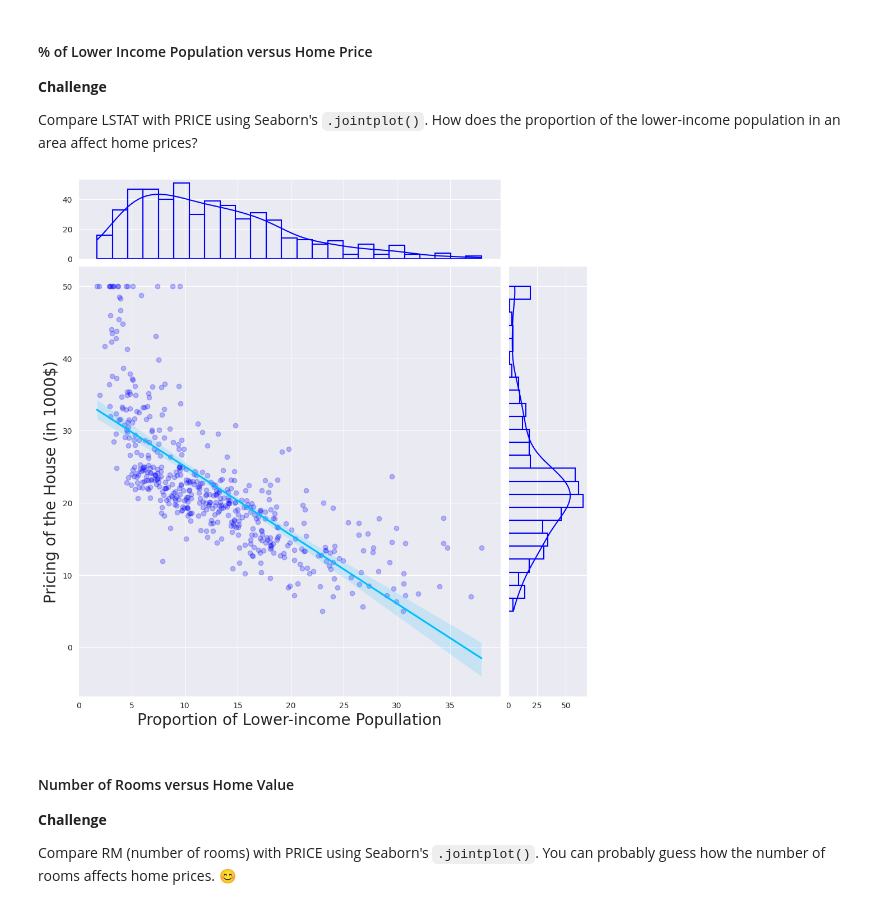
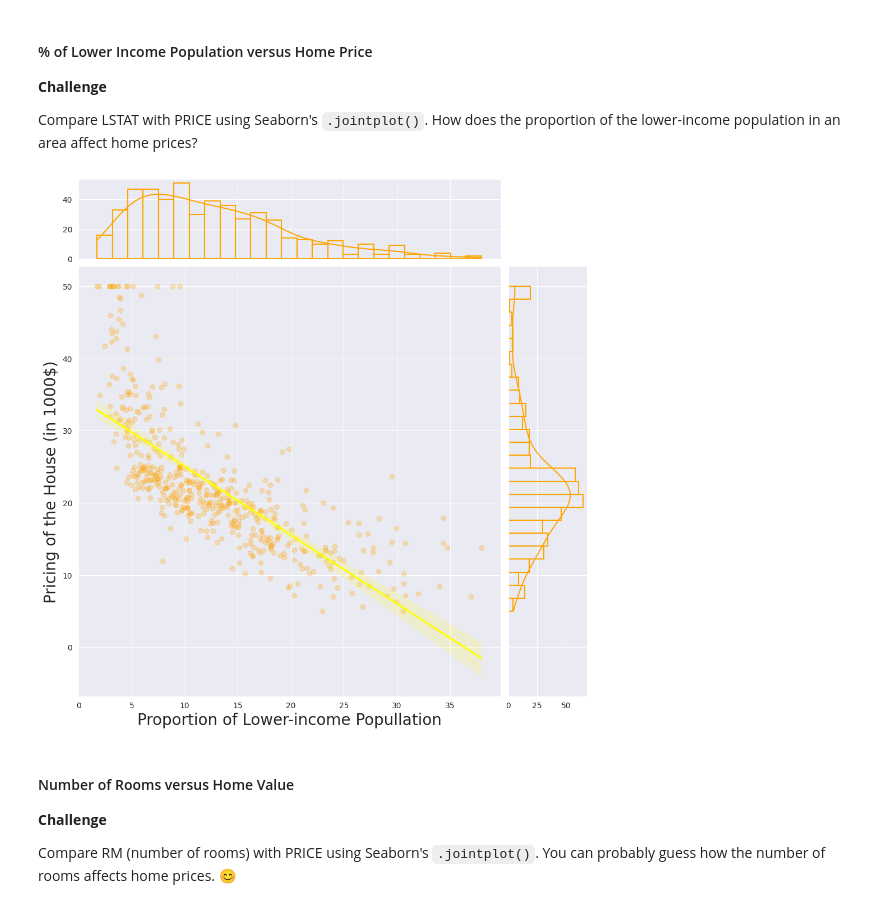
Before and after one commit to KenkiCZ/google_notebooks, a Jupyter notebook: C108_multivariable_regression.ipynb, the cells around one changed output. Saved outputs shown, nothing was run; the diff lists cells and outputs as text; code cells hidden in the pictures.

```diff
--- a/C108_multivariable_regression.ipynb
+++ b/C108_multivariable_regression.ipynb
@@ -432,23 +432,23 @@ Compare LSTAT with PRICE using Seaborn's `.jointplot()`. How does the proportion
 # %%
 # Create a joint plot with a regression line
 with sns.axes_style("darkgrid"):
     ax = sns.jointplot(
         data=df_boston_base,
         x="LSTAT",
         y="PRICE",
         height=10,
-        color="blue",
+        color="orange",
         space=0.1,
         marginal_kws=dict(bins=25, fill=False),
         scatter_kws=dict(alpha=0.25),
         marginal_ticks=True,
         kind="reg",
-        line_kws=dict(color="deepskyblue"))
+        line_kws=dict(color="yellow"))
 
     # Set axis labels with custom font size
     ax.set_axis_labels(xlabel='Proportion of Lower-income Popullation', ylabel='Pricing of the House (in 1000$)', fontsize=20)
 # %% [output]
-[figure, old version]
+[figure, new version]
 # %% [markdown]
 #### Number of Rooms versus Home Value
 
```
Also changed, not shown: parts of 12 cells of this notebook.
